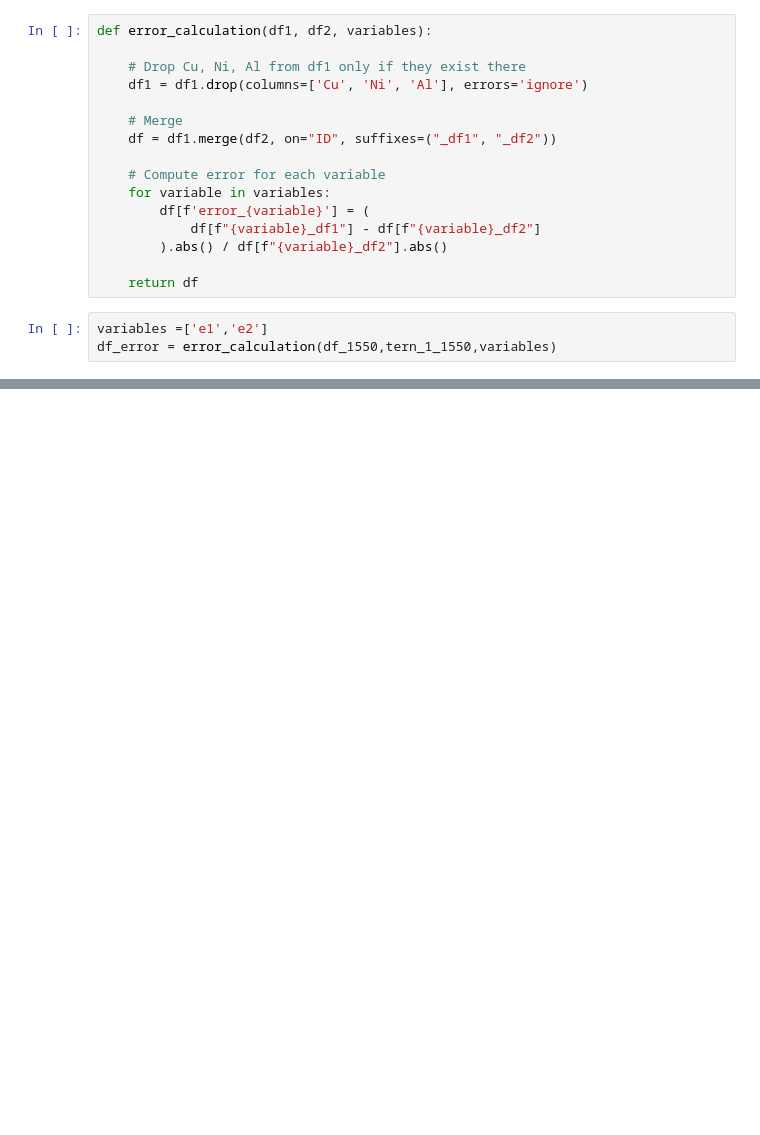
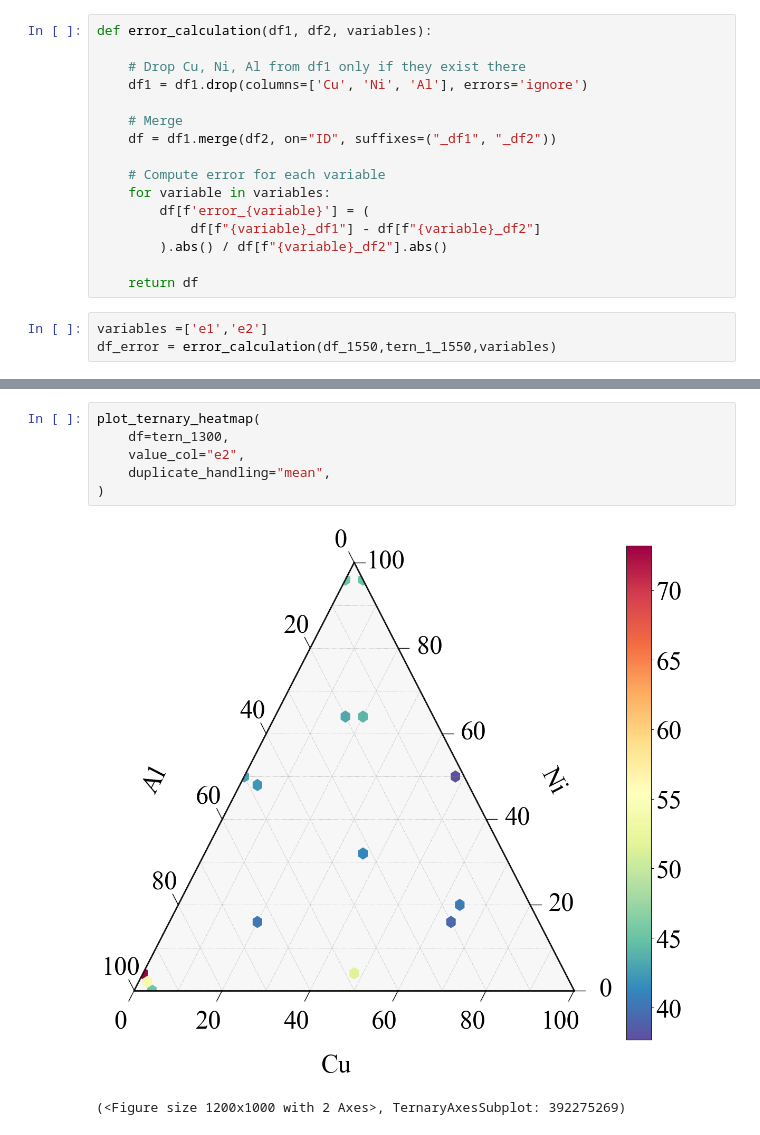
Before and after one commit to linarojas0824/Hybrid-Experimental-Data-Driven-Workflow, a Jupyter notebook: scripts/Notebooks/04_Plots.ipynb, the cells around one changed output, grey strips where cells are left out. Cells and saved outputs as stored; diff of their text form; blank space fills up the shorter version.

```diff
--- a/scripts/Notebooks/04_Plots.ipynb
+++ b/scripts/Notebooks/04_Plots.ipynb
@@ -453,0 +512,9 @@ df_error = error_calculation(df_1550,tern_1_1550,variables)
+# %%
+plot_ternary_heatmap(
+    df=tern_1300,
+    value_col="e2",
+    duplicate_handling="mean",
+)
+# %% [output]
+[figure, added]
+(<Figure size 1200x1000 with 2 Axes>, TernaryAxesSubplot: 392275269)
```
Also changed, not shown: parts of 5 cells of this notebook, 4 other files.
